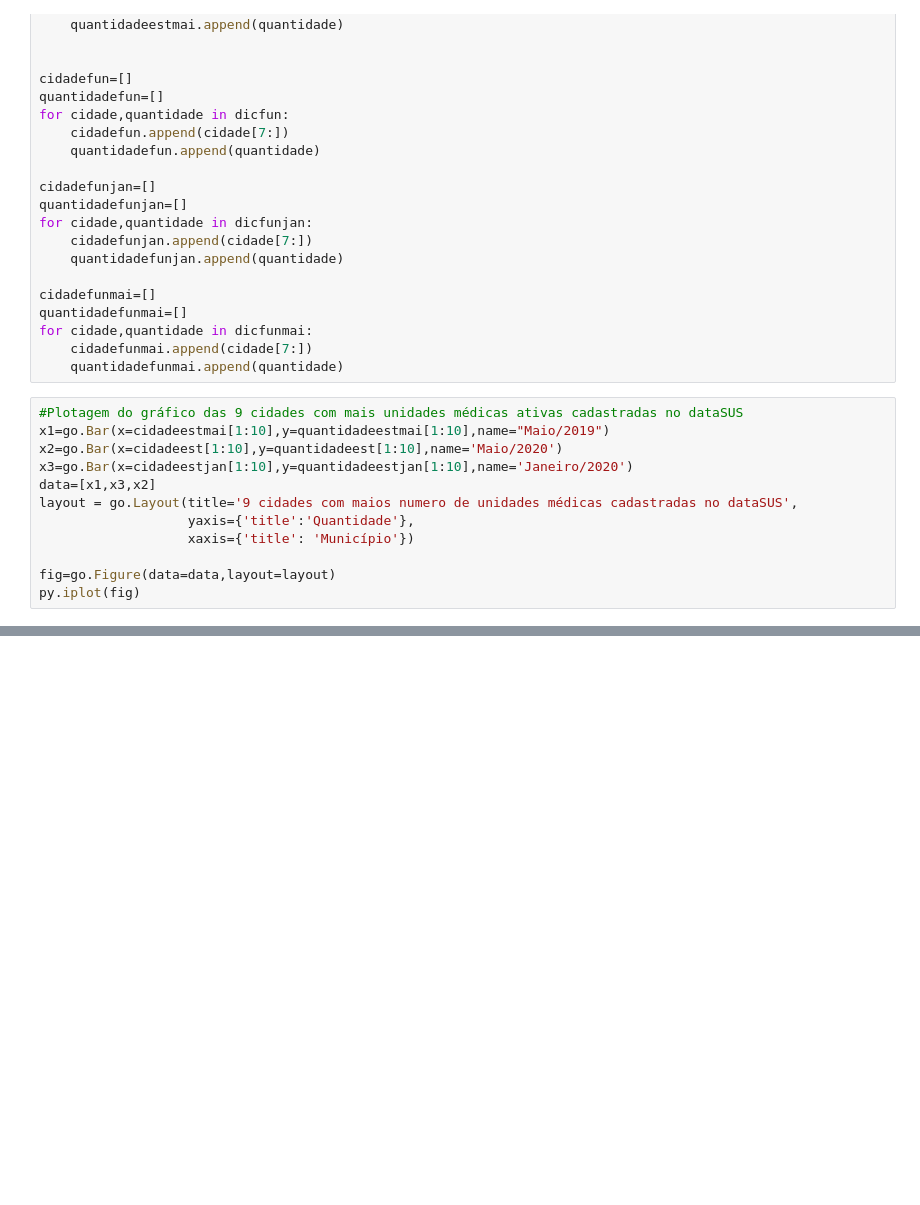
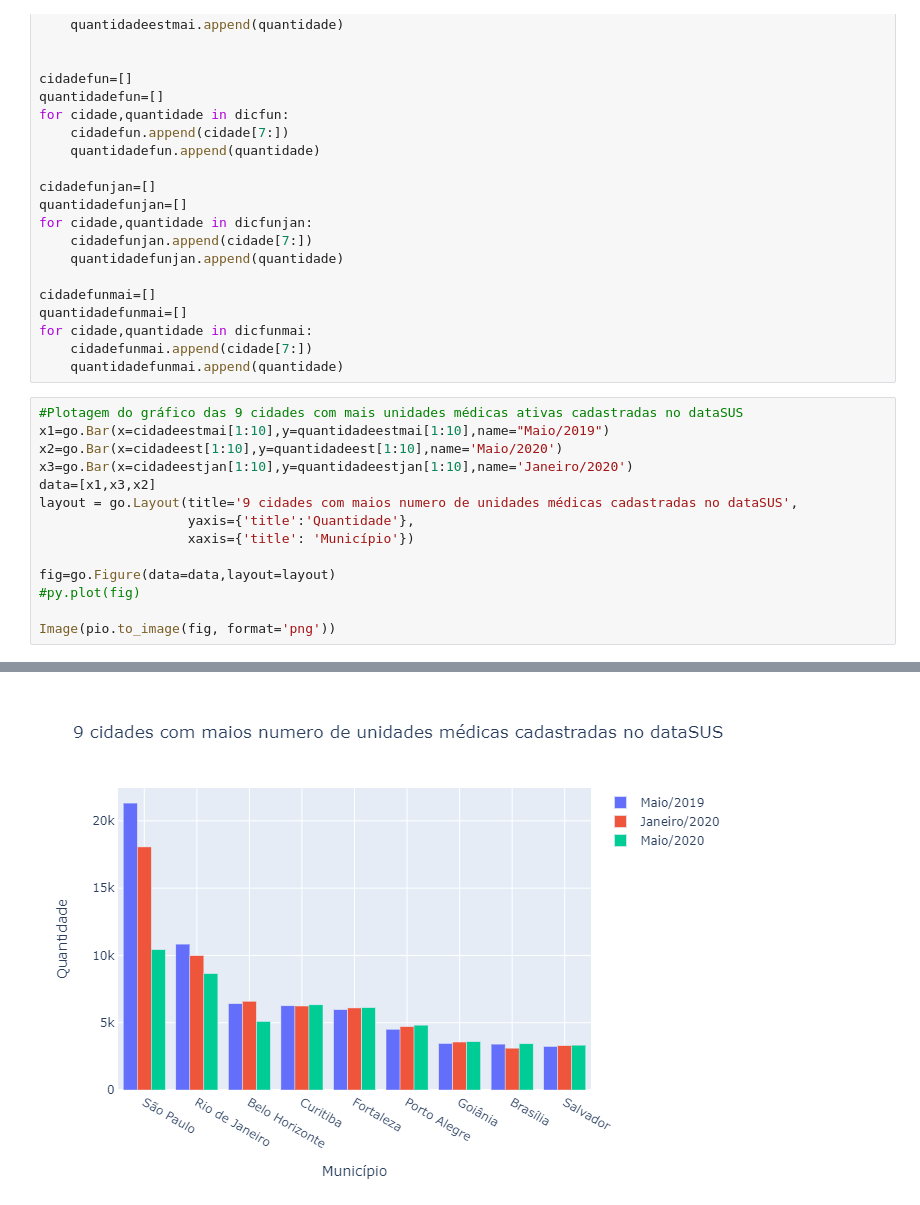
Before and after one commit to MaguinhoD/An-lise-de-dados-do-SUS-por-Estabelecimento-m-dico-e-Funcion-rios, a Jupyter notebook: ANALISE DE DADOS SAUDE.ipynb, the cells around one changed output, grey strips where cells are left out. Saved outputs shown, nothing was run; the diff lists cells and outputs as text; blank space fills up the shorter version.

```diff
--- a/ANALISE DE DADOS SAUDE.ipynb
+++ b/ANALISE DE DADOS SAUDE.ipynb
@@ -110,5 +112,7 @@ layout = go.Layout(title='9 cidades com maios numero de unidades médicas cadast
                    xaxis={'title': 'Município'})
 
 fig=go.Figure(data=data,layout=layout)
-py.iplot(fig)
+#py.plot(fig)
+
+Image(pio.to_image(fig, format='png'))
 # %% [output]
@@ -116,2 +119,3 @@ py.iplot(fig)
+[figure, added]
 # %%
 #Plotagens das 15 cidades com menas unidades médicas cadastradas no dataSUS em 3 datas distintas
```
Also changed, not shown: parts of 9 cells of this notebook.
